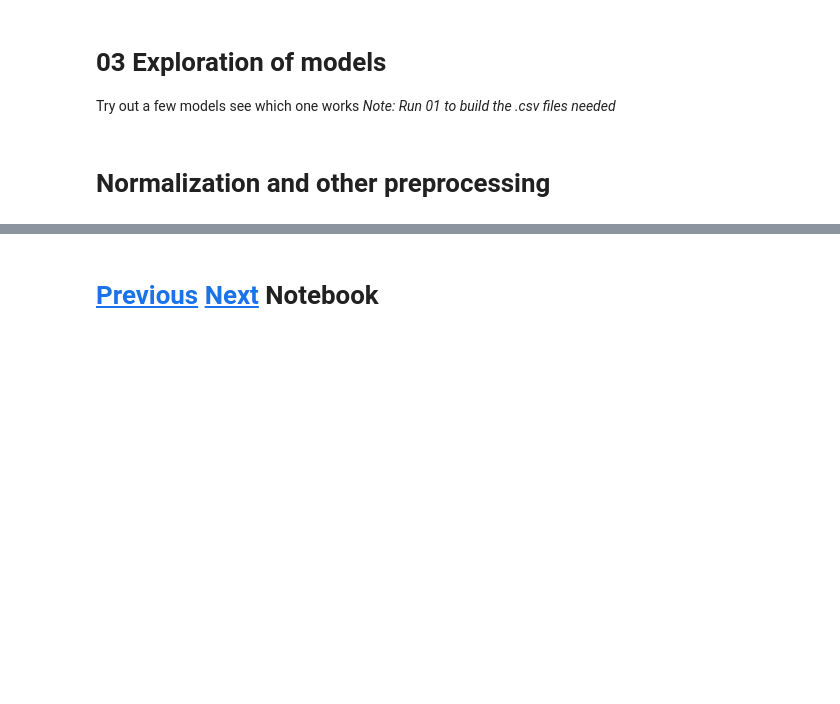
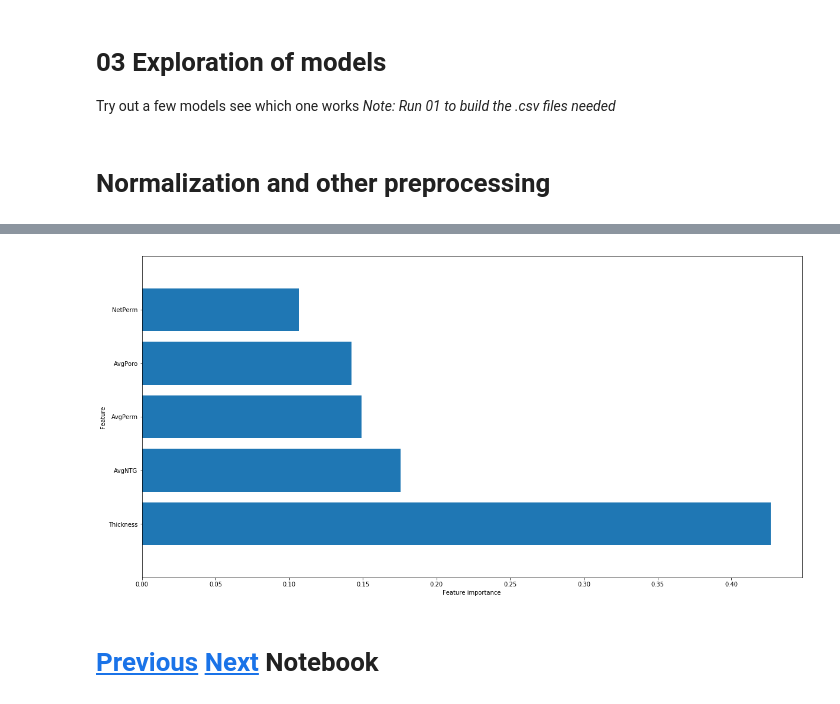
Before and after one commit to Nozziel/OGA2018_SweetSpotPrediction, a Jupyter notebook: Notebooks/03 Exploration of models.ipynb, the cells around one changed output, grey strips where cells are left out. Saved outputs shown, nothing was run; the diff lists cells and outputs as text; code cells hidden in the pictures; blank space fills up the shorter version.

```diff
--- a/Notebooks/03 Exploration of models.ipynb
+++ b/Notebooks/03 Exploration of models.ipynb
@@ -16,10 +16,13 @@ Try out a few models see which one works
 df = pd.read_csv('ClassificationData.csv')
 # %%
 features = [
-    'XPos', # propbably dont want these as features
-    'YPos', # propbably dont want these as features
-    'Random1',
-    'Random2'
+    #'XPos', # propbably dont want these as features
+    #'YPos', # propbably dont want these as features
+    'Thickness',
+    'AvgNTG',
+    'AvgPerm',
+    'AvgPoro',
+    'NetPerm',
 
 ]
 
@@ -54,11 +59,11 @@ from sklearn.neural_network import MLPClassifier
 
 classifiers = [
     AdaBoostClassifier(),
-    DecisionTreeClassifier(),
+    DecisionTreeClassifier(class_weight='balanced'),
     GradientBoostingClassifier(),
     GaussianNB(),
     KNeighborsClassifier(2),
-    NuSVC(probability=True),
+    #NuSVC(probability=True),
     LinearDiscriminantAnalysis(),
     MLPClassifier(),
     QuadraticDiscriminantAnalysis(),
@@ -91,5 +115,7 @@ ValueError: The number of classes has to be greater than one; got 1 class
 # %%
-bestModel = classifiers[5]
+bestModel = classifiers[1]
 ssp.plot_feature_importances(bestModel,features)
+# %% [output]
+[figure, added]
 # %% [markdown]
 # <a href="02 Base Model.ipynb">Previous</a> <a href="04 Classification model.ipynb">Next</a> Notebook
```
Also changed, not shown: parts of 3 cells of this notebook, 4 other files.
